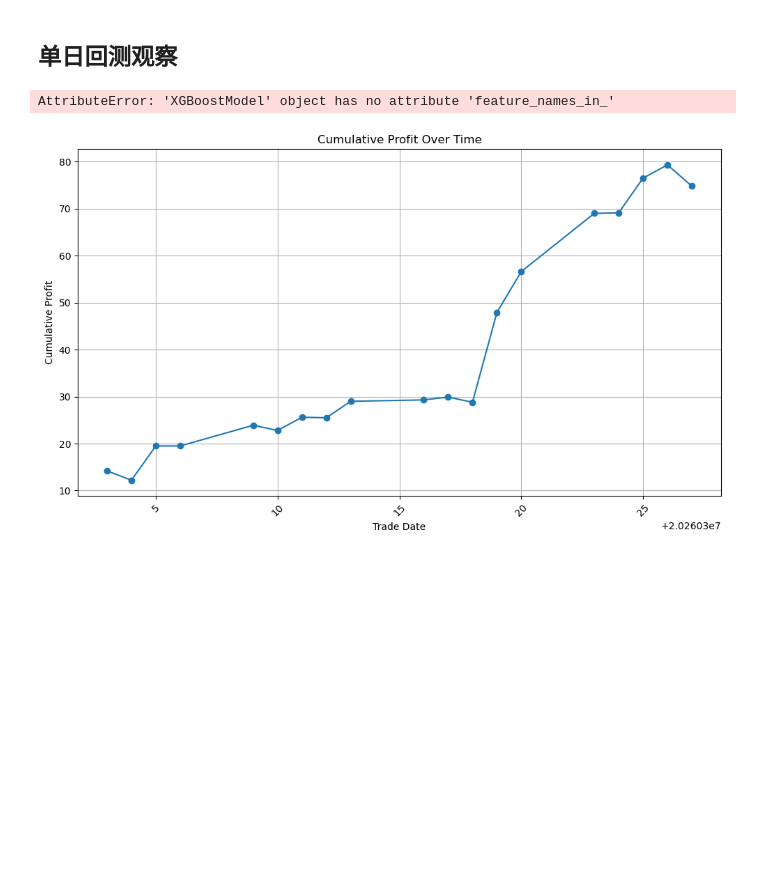
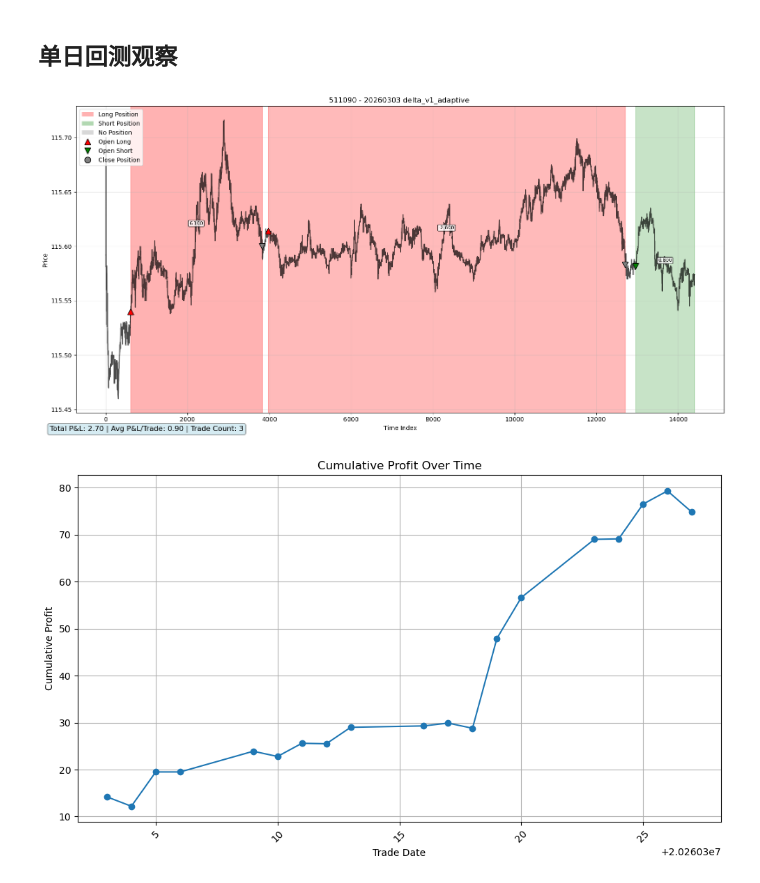
Before and after one commit to artinsophia/Quant-Intern-2026, a Jupyter notebook: delta/demo.ipynb, the cells around one changed output. Drawn from its saved outputs; the diff is of its cells as text; code cells hidden in the pictures; blank space fills up the shorter version.

```diff
--- a/delta/demo.ipynb
+++ b/delta/demo.ipynb
@@ -300,10 +296,10 @@ deleted = delete_backtest_results_by_instrument_date("518880", "20260414", dry_r
 ## 单日回测观察
 # %%
 from single_day_backtest import single_day_backtest,plot_delta_history
-strategy = StrategyDemo(model, param_dict)
-hh = single_day_backtest(instrument_id,'20251216',StrategyDemo,model,param_dict,official = False)
+strategy = StrategyDemo(model_path, param_dict)
+hh = single_day_backtest(instrument_id,'20260303',StrategyDemo,model_path,param_dict,official = False)
 # %% [output]
-AttributeError: 'XGBoostModel' object has no attribute 'feature_names_in_'
+[figure, added]
 # %%
 summary = pd.read_csv('/home/jovyan/work/tactics_demo/delta/backtest_result/518880_delta_v1_adaptive_20260414_084832/daily_results.csv')
 # plot cumulative profits
```
Also changed, not shown: parts of 10 cells of this notebook, 6 other files.
